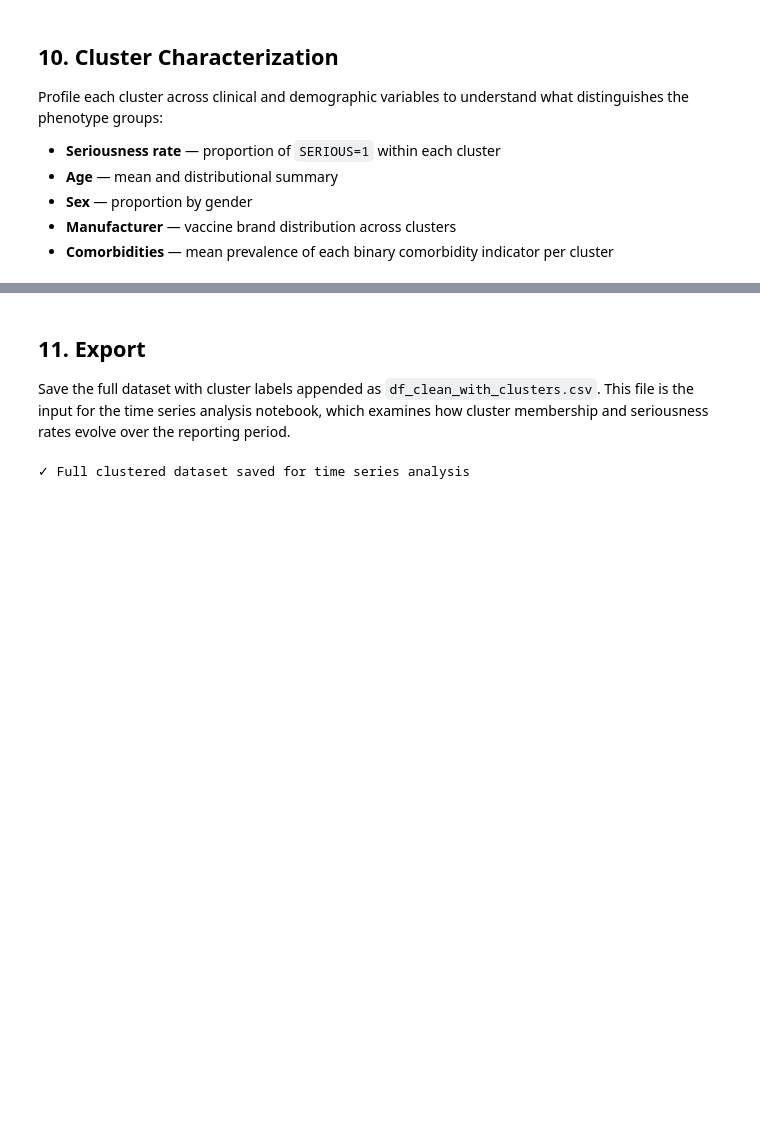
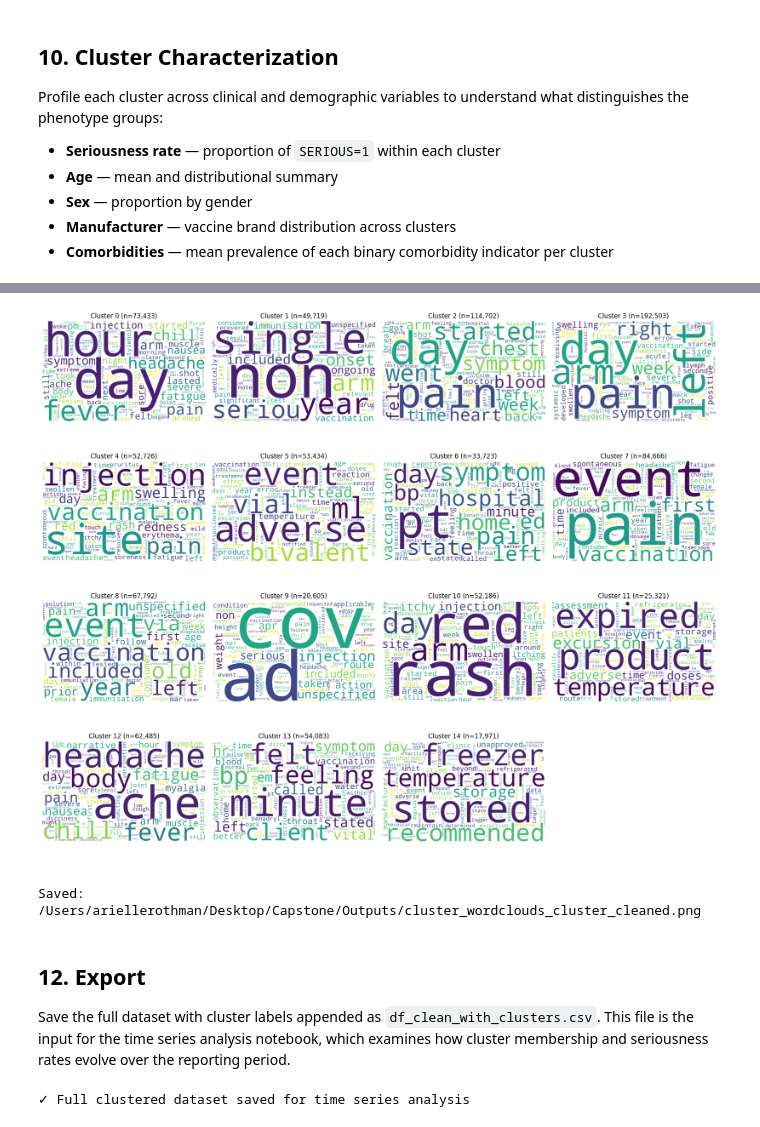
Before and after one commit to ariellerothman/TMU-Capstone-Project-VAERS-dataset, a Jupyter notebook: clustering_code.ipynb, the cells around one changed output, grey strips where cells are left out. Drawn from its saved outputs; the diff is of its cells as text; code cells hidden in the pictures; blank space fills up the shorter version.

Commit message:
Update clustering outputs, time series analysis, and README

```diff
--- a/clustering_code.ipynb
+++ b/clustering_code.ipynb
@@ -808,5 +824,80 @@ CLUSTER
+# %%
+# ============================================================
+# 11. CLUSTER WORD CLOUDS
+# ============================================================
+
+try:
+    from wordcloud import WordCloud
+except ImportError as e:
+    raise ImportError(
+        "wordcloud is required for this section. Install it with: pip install wordcloud"
+    ) from e
+
+if "CLUSTER" not in df_clean.columns:
+    raise ValueError("CLUSTER column not found. Run Section 8 (Final Clustering Model) first.")
+
+text_col = "SYMPTOM_TEXT_CLEAN_CLUSTER" if "SYMPTOM_TEXT_CLEAN_CLUSTER" in df_clean.columns else "SYMPTOM_TEXT_CLEAN"
+
+wc_df = df_clean[df_clean["CLUSTER"].notna()].copy()
+wc_df["CLUSTER"] = wc_df["CLUSTER"].astype(int)
+
+cluster_ids = sorted(wc_df["CLUSTER"].unique())
+if len(cluster_ids) == 0:
+    raise ValueError("No clustered rows available. Run Section 8 first.")
+
+n_cols = min(4, len(cluster_ids))
+n_rows = int(np.ceil(len(cluster_ids) / n_cols))
+
+fig, axes = plt.subplots(n_rows, n_cols, figsize=(4.5 * n_cols, 3.8 * n_rows))
+axes = np.array(axes).reshape(-1)
+
+for ax, cid in zip(axes, cluster_ids):
+    cluster_text_raw = " ".join(
+        wc_df.loc[wc_df["CLUSTER"] == cid, text_col]
+        .fillna("")
+        .astype(str)
+        .tolist()
+    )
+
+    # Keep only meaningful tokens (drop single letters and other tokenization noise).
+    tokens = re.findall(r"[a-zA-Z][a-zA-Z\-]+|__NUM__", cluster_text_raw.lower())
+    tokens = [t for t in tokens if len(t) > 1]
+    cluster_text = " ".join(tokens)
+
+    if not cluster_text.strip():
+        ax.text(0.5, 0.5, "No text", ha="center", va="center")
+        ax.set_title(f"Cluster {cid}")
+        ax.axis("off")
+        continue
+
+    wc = WordCloud(
+        width=900,
+        height=550,
+        background_color="white",
+        collocations=False,
+        max_words=120,
+        colormap="viridis",
+        random_state=42,
+    ).generate(cluster_text)
+
+    ax.imshow(wc, interpolation="bilinear")
+    ax.set_title(f"Cluster {cid} (n={(wc_df['CLUSTER'] == cid).sum():,})")
+    ax.axis("off")
+
+for ax in axes[len(cluster_ids):]:
+    ax.axis("off")
+
+plt.tight_layout()
+wordcloud_path = f"{OUTDIR}/cluster_wordclouds_cluster_cleaned.png"
+plt.savefig(wordcloud_path, dpi=200, bbox_inches="tight")
+plt.show()
+
+print(f"Saved: {wordcloud_path}")
+# %% [output]
+[figure, added]
+Saved: /Users/ariellerothman/Desktop/Capstone/Outputs/cluster_wordclouds_cluster_cleaned.png
 # %% [markdown]
-## 11. Export
+## 12. Export
 
 Save the full dataset with cluster labels appended as `df_clean_with_clusters.csv`. This file is the input for the time series analysis notebook, which examines how cluster membership and seriousness rates evolve over the reporting period.
 # %%
```
Also changed, not shown: parts of 8 cells of this notebook, 17 other files.
